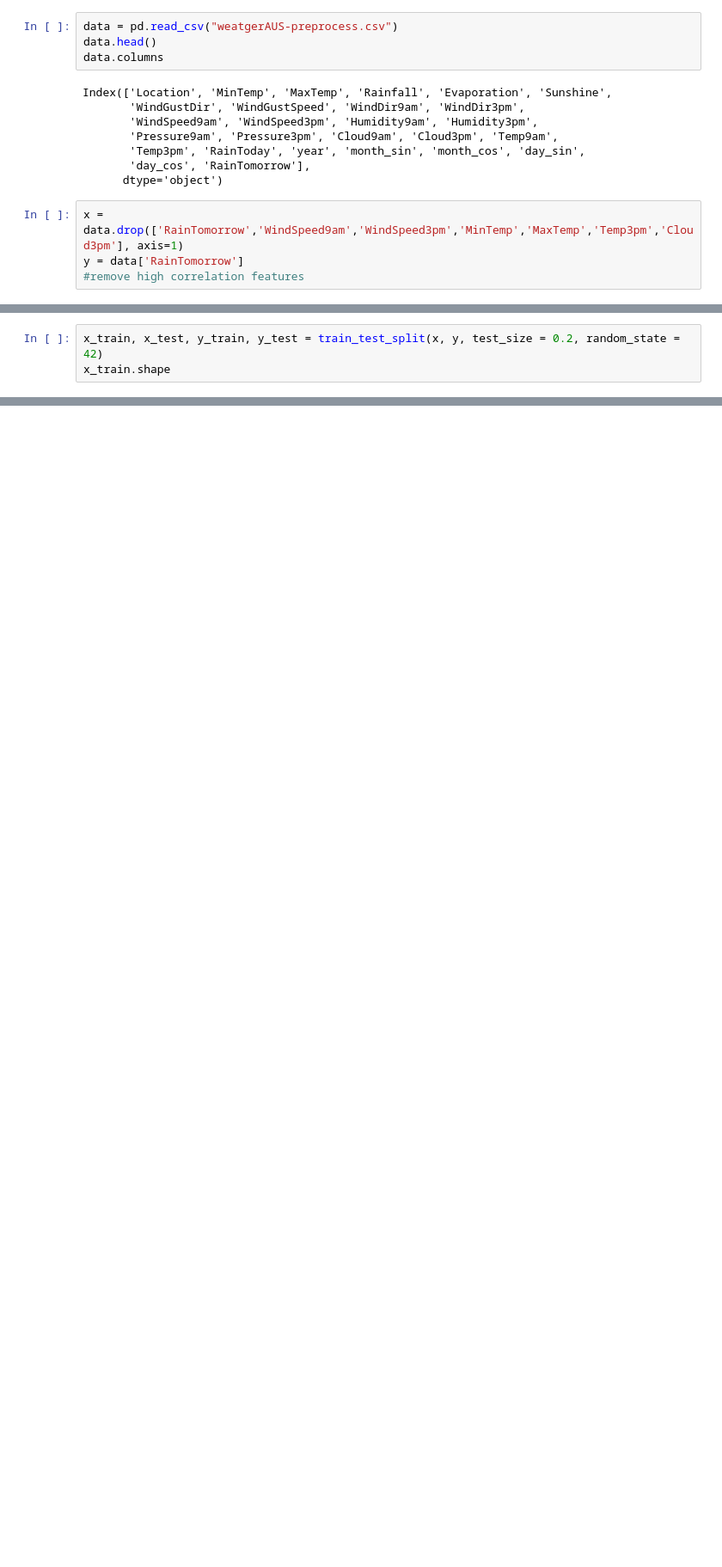
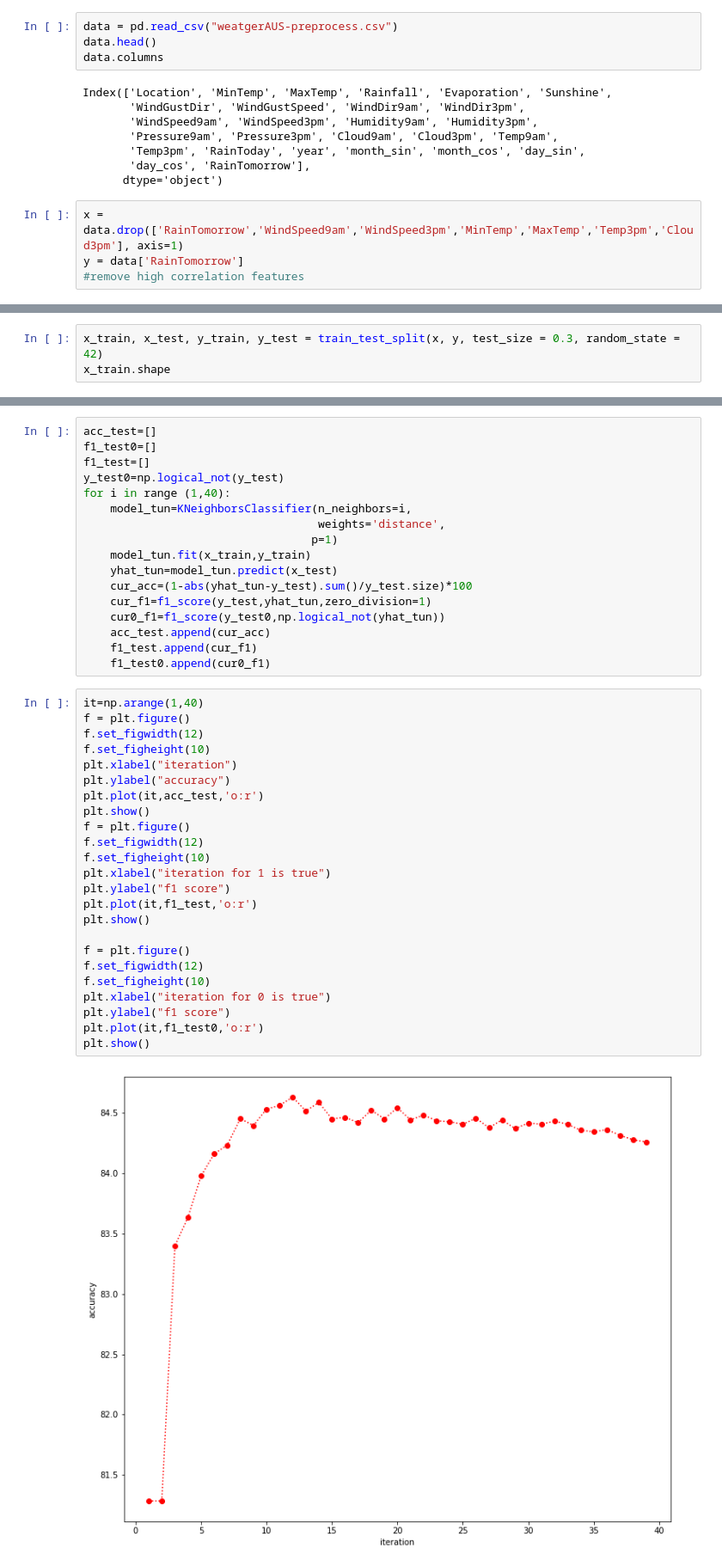
Before and after one commit to trinhhungfischer/ml-intro-project, a Jupyter notebook: rain_prediction_logistic.ipynb, the cells around one changed output, grey strips where cells are left out. Shown at 86% size. Saved outputs shown, nothing was run; the diff lists cells and outputs as text; blank space fills up the shorter version.

```diff
--- a/rain_prediction_logistic.ipynb
+++ b/rain_prediction_logistic.ipynb
@@ -22,4 +28,4 @@ y = data['RainTomorrow']
 # %%
-x_train, x_test, y_train, y_test = train_test_split(x, y, test_size = 0.2, random_state = 42)
+x_train, x_test, y_train, y_test = train_test_split(x, y, test_size = 0.3, random_state = 42)
 x_train.shape
 # %% [output]
@@ -26,0 +33,43 @@ x_train.shape
+# %%
+acc_test=[]
+f1_test0=[]
+f1_test=[]
+y_test0=np.logical_not(y_test)
+for i in range (1,40):
+    model_tun=KNeighborsClassifier(n_neighbors=i,
+                                   weights='distance',
+                                  p=1)
+    model_tun.fit(x_train,y_train)
+    yhat_tun=model_tun.predict(x_test)
+    cur_acc=(1-abs(yhat_tun-y_test).sum()/y_test.size)*100
+    cur_f1=f1_score(y_test,yhat_tun,zero_division=1)
+    cur0_f1=f1_score(y_test0,np.logical_not(yhat_tun))
+    acc_test.append(cur_acc)
+    f1_test.append(cur_f1)
+    f1_test0.append(cur0_f1)
+# %%
+it=np.arange(1,40)
+f = plt.figure()
+f.set_figwidth(12)
+f.set_figheight(10)
+plt.xlabel("iteration")
+plt.ylabel("accuracy")
+plt.plot(it,acc_test,'o:r')
+plt.show()
+f = plt.figure()
+f.set_figwidth(12)
+f.set_figheight(10)
+plt.xlabel("iteration for 1 is true")
+plt.ylabel("f1 score")
+plt.plot(it,f1_test,'o:r')
+plt.show()
+
+f = plt.figure()
+f.set_figwidth(12)
+f.set_figheight(10)
+plt.xlabel("iteration for 0 is true")
+plt.ylabel("f1 score")
+plt.plot(it,f1_test0,'o:r')
+plt.show()
+# %% [output]
+[figure, added]
```
Also changed, not shown: parts of 15 cells of this notebook.
